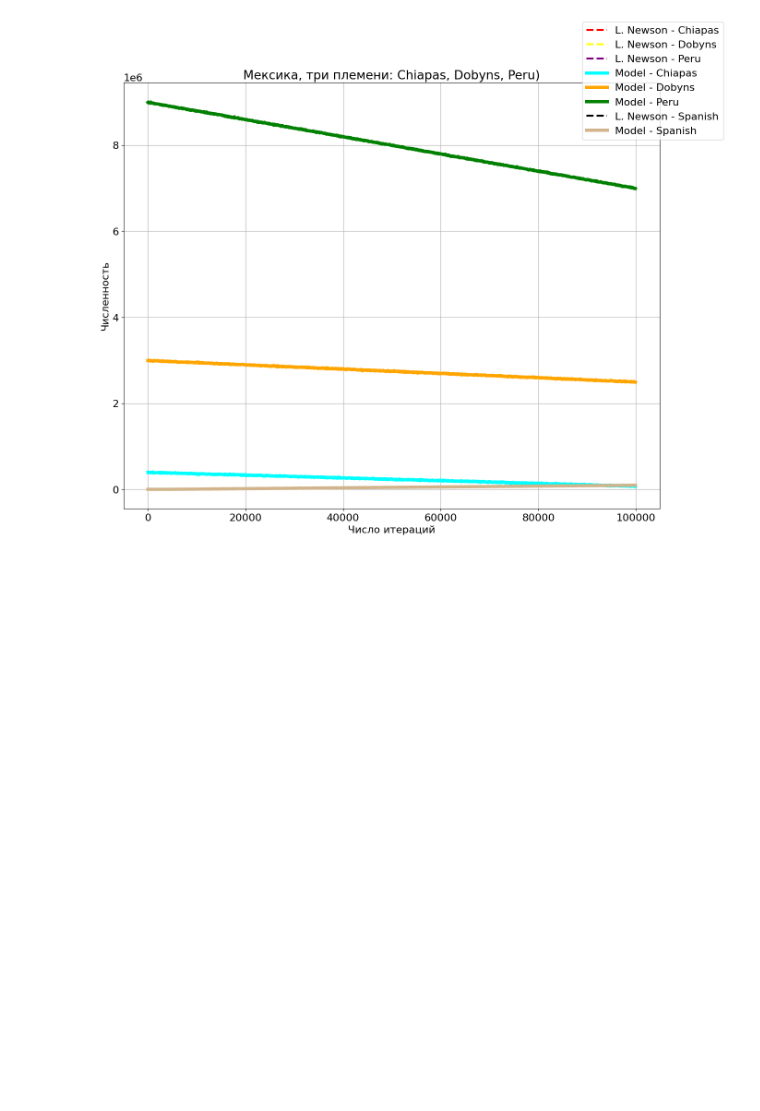
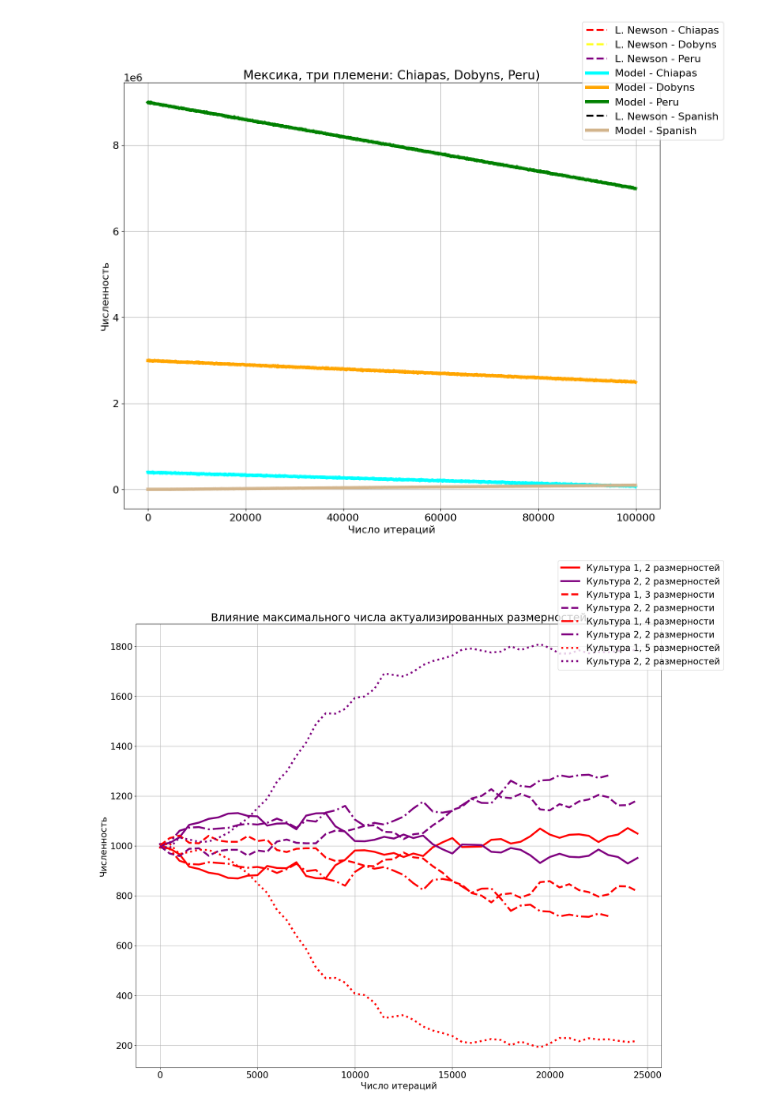
Before and after one commit to FlyingArrogantCat/VectorAgentModel, a Jupyter notebook: notebooks/temp.ipynb, the cells around one changed output. Saved outputs shown, nothing was run; the diff lists cells and outputs as text; code cells hidden in the pictures; blank space fills up the shorter version.

```diff
--- a/notebooks/temp.ipynb
+++ b/notebooks/temp.ipynb
@@ -152,0 +175,72 @@ fig.show()
+# %%
+plt.rcParams.update({'font.size': 19})
+fig = plt.figure(1, figsize=(20, 17))
+step = 500
+
+plt.plot(np.arange(0, data1.shape[0]*step,step),
+         data1[:,1],
+         label="Культура 1, 2 размерностей",
+         color='red',
+         linestyle='-',
+         linewidth=4)
+
+plt.plot(np.arange(0, data1.shape[0]*step,step),
+         data1[:,0],
+         label="Культура 2, 2 размерностей",
+         color='purple',
+         linestyle='-',
+         linewidth=4)
+
+plt.plot(np.arange(0, data2.shape[0]*step,step),
+         data2[:,0],
+         label="Культура 1, 3 размерности",
+         color='red',
+         linestyle='--',
+         linewidth=4)
+
+plt.plot(np.arange(0, data2.shape[0]*step,step),
+         data2[:,1],
+         label="Культура 2, 2 размерности",
+         color='purple',
+         linestyle='--',
+         linewidth=4)
+
+
+plt.plot(np.arange(0, data3.shape[0]*step,step),
+         data3[:,0],
+         label="Культура 1, 4 размерности",
+         color='red',
+         linestyle='-.',
+         linewidth=4)
+
+plt.plot(np.arange(0, data3.shape[0]*step,step),
+         data3[:,1],
+         label="Культура 2, 2 размерности",
+         color='purple',
+         linestyle='-.',
+         linewidth=4)
+
+
+
+plt.plot(np.arange(0, data4.shape[0]*step,step),
+         data4[:,1],
+         label="Культура 1, 5 размерностей",
+         color='red',
+         linestyle=':',
+         linewidth=4)
+
+plt.plot(np.arange(0, data4.shape[0]*step,step),
+         data4[:,0],
+         label="Культура 2, 2 размерностей",
+         color='purple',
+         linestyle=':',
+         linewidth=4)
+
+plt.title("Влияние максимального числа актуализированных размерностей")
+plt.xlabel("Число итераций")
+plt.ylabel("Численность")
+plt.grid(visible=True)
+fig.legend()
+fig.show()
+# %% [output]
+[figure, added]
```
Also changed, not shown: parts of 5 cells of this notebook, 5 other files.
